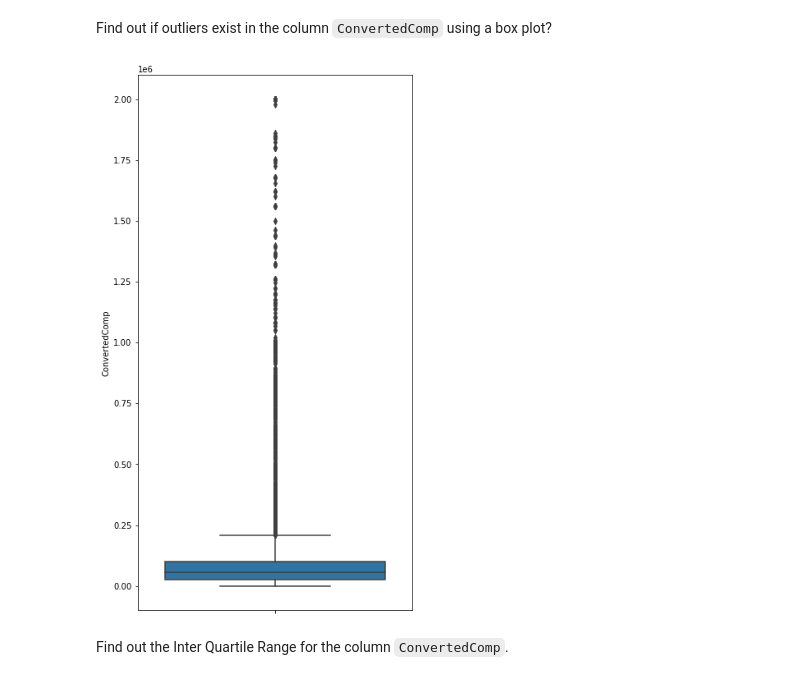
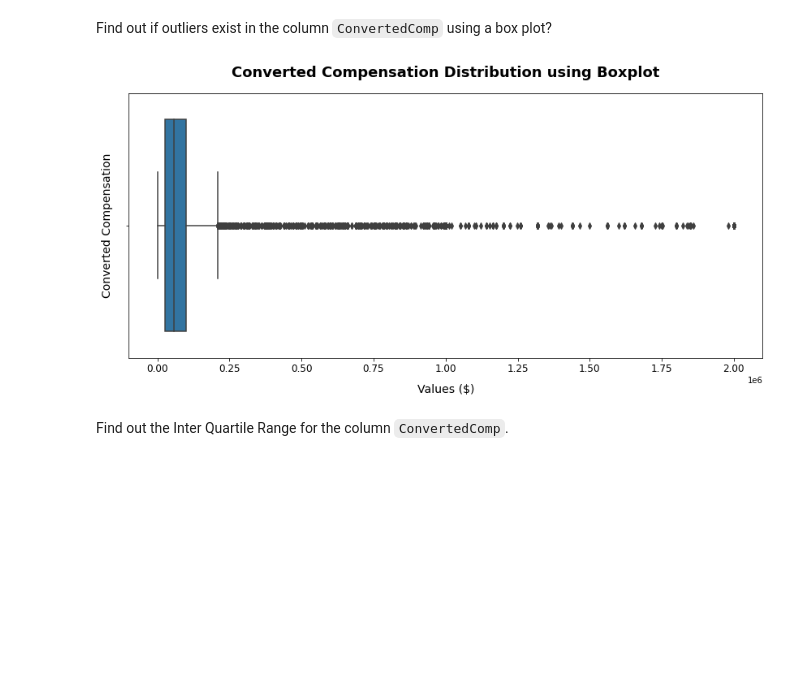
Before and after one commit to Alex-YuZ/IBM-Data-Analyst-Professional-Certificate-, a Jupyter notebook: Lab11_to_13_EDA.ipynb, the cells around one changed output. Drawn from its saved outputs; the diff is of its cells as text; code cells hidden in the pictures; blank space fills up the shorter version.

```diff
--- a/Lab11_to_13_EDA.ipynb
+++ b/Lab11_to_13_EDA.ipynb
@@ -169,10 +181,14 @@ sns.displot(df.Age, height=6, aspect=2, bins=40);
 Find out if outliers exist in the column `ConvertedComp` using a box plot?
 # %%
 # your code goes here
-fig, ax = plt.subplots(figsize=(6,12))
-sns.boxplot(y=df.ConvertedComp, ax=ax);
+fig, ax = plt.subplots(figsize=(14,6))
+sns.boxplot(x=df.ConvertedComp, ax=ax)
+plt.title("Converted Compensation Distribution using Boxplot", pad=20, fontsize=18, fontweight='bold')
+plt.xticks(fontsize=12)
+plt.ylabel('Converted Compensation', fontsize=14, labelpad=12)
+plt.xlabel('Values ($)', fontsize=14, labelpad=12);
 # %% [output]
-[figure, old version]
+[figure, new version]
 # %% [markdown]
 Find out the Inter Quartile Range for the column `ConvertedComp`.
 # %%
```
Also changed, not shown: parts of 13 cells of this notebook.
